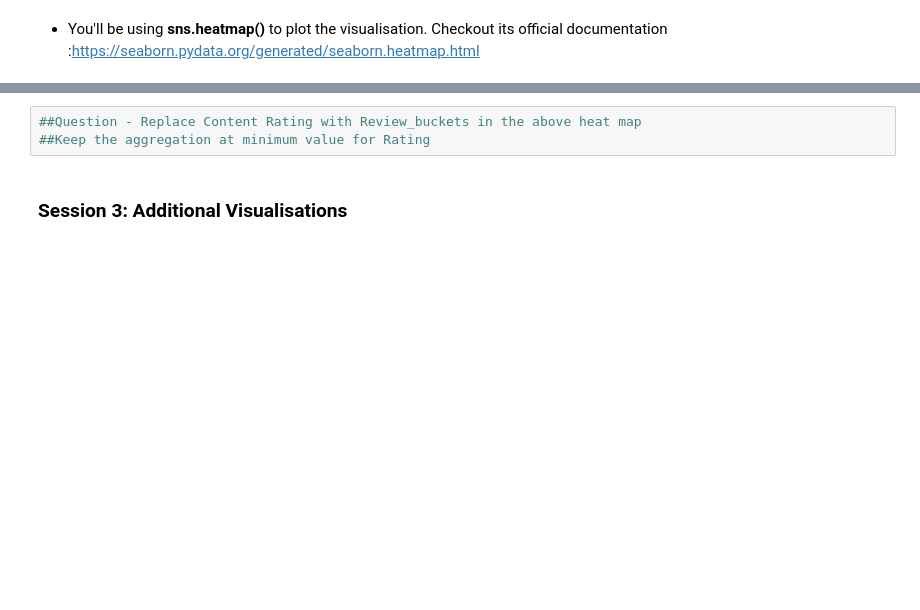
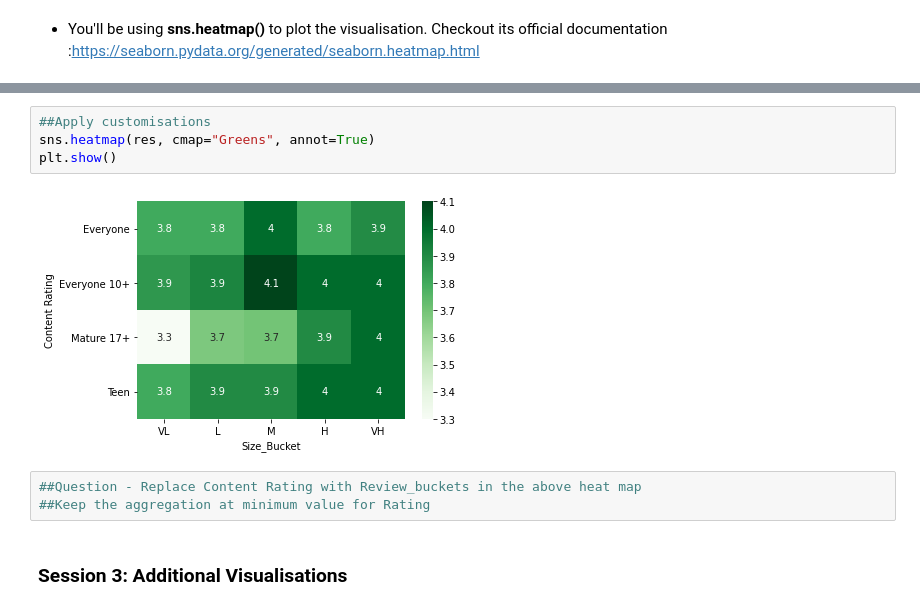
Before and after one commit to teerapat1739/multipurpose-jupyter-notebook, a Jupyter notebook: notebooks/Data Visualisation in Python - Case Study.ipynb, the cells around one changed output, grey strips where cells are left out. Cells and saved outputs as stored; diff of their text form; blank space fills up the shorter version.

```diff
--- a/notebooks/Data Visualisation in Python - Case Study.ipynb
+++ b/notebooks/Data Visualisation in Python - Case Study.ipynb
@@ -831,3 +877,9 @@ Heat mapsutilise the concept of using colours and colour intensities to visualis
+# %%
+##Apply customisations
+sns.heatmap(res, cmap="Greens", annot=True)
+plt.show()
+# %% [output]
+[figure, added]
 # %%
 ##Question - Replace Content Rating with Review_buckets in the above heat map
 ##Keep the aggregation at minimum value for Rating
```
Also changed, not shown: parts of 16 cells of this notebook.
